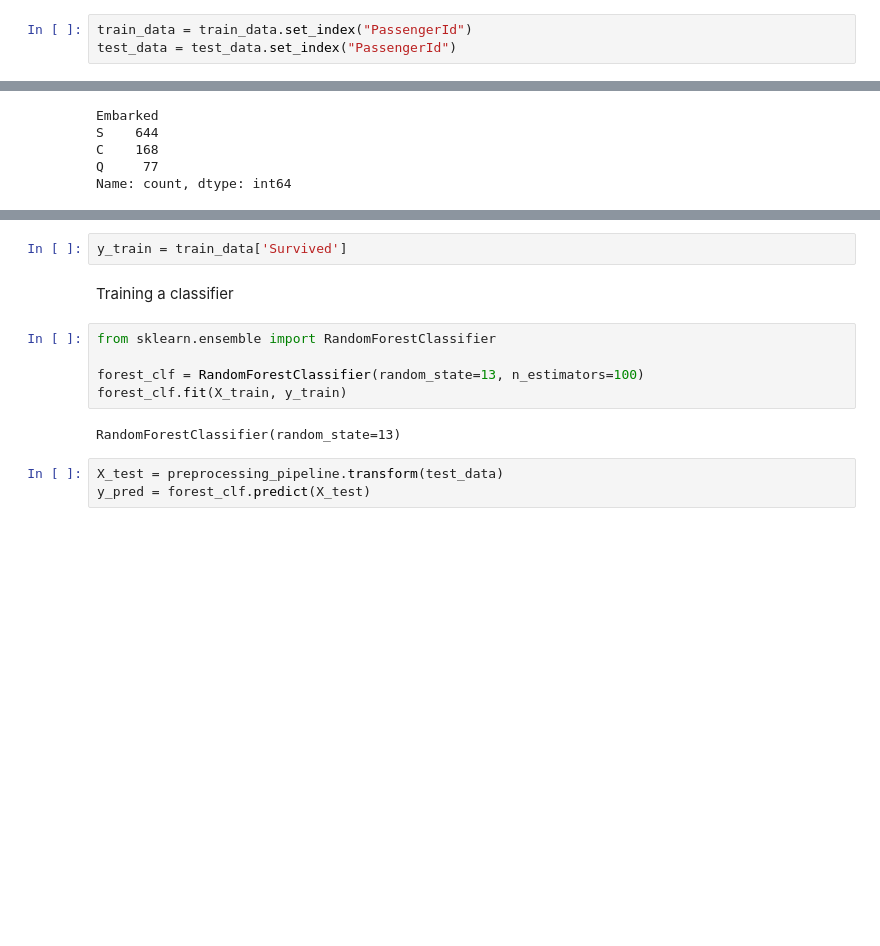
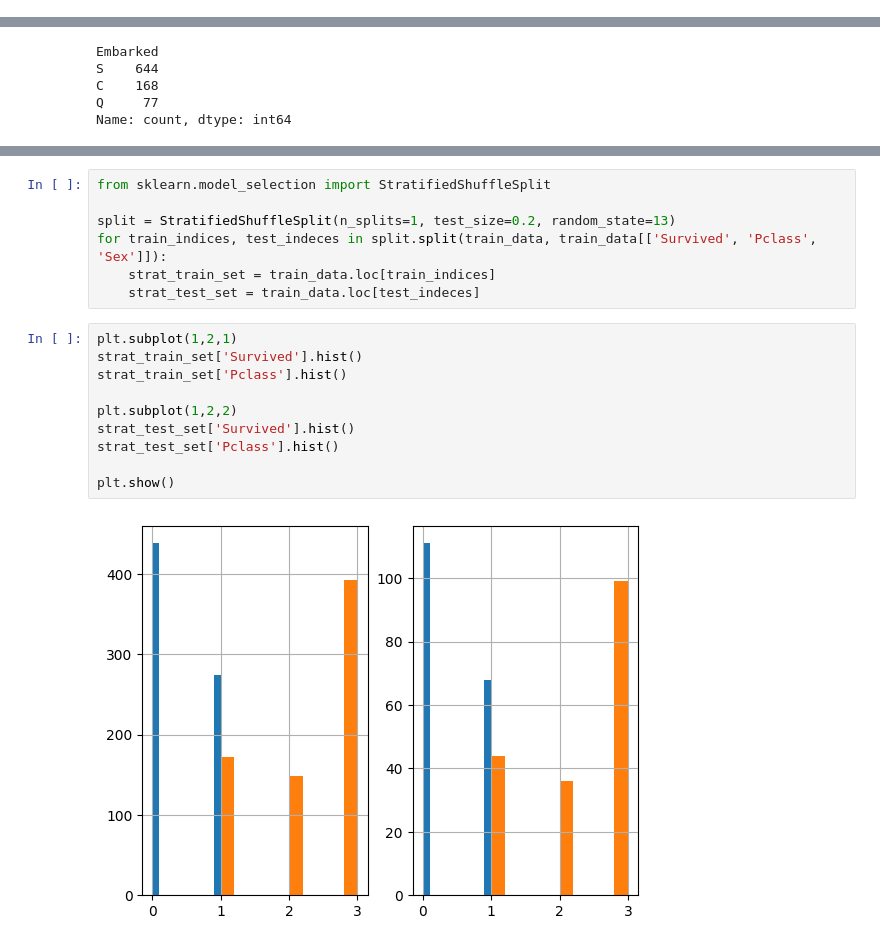
Before and after one commit to xKomil/titanic-survivors-classifier, a Jupyter notebook: titan.ipynb, the cells around one changed output, grey strips where cells are left out. Cells and saved outputs as stored; diff of their text form; blank space fills up the shorter version.

```diff
--- a/titan.ipynb
+++ b/titan.ipynb
@@ -48,9 +50,6 @@ Fare           float64
 Cabin           object
 Embarked        object
 dtype: object
-# %%
-train_data = train_data.set_index("PassengerId")
-test_data = test_data.set_index("PassengerId")
 # %%
 train_data.info()
 # %% [output]
@@ -159,14 +108,19 @@ array([[-0.56573646,  0.43279337, -0.47367361, ...,  0.        ,
-# %%
-y_train = train_data['Survived']
-# %% [markdown]
-Training a classifier
-# %%
-from sklearn.ensemble import RandomForestClassifier
-
-forest_clf = RandomForestClassifier(random_state=13, n_estimators=100)
-forest_clf.fit(X_train, y_train)
-# %% [output]
-RandomForestClassifier(random_state=13)
-# %%
-X_test = preprocessing_pipeline.transform(test_data)
-y_pred = forest_clf.predict(X_test)
+# %%
+from sklearn.model_selection import StratifiedShuffleSplit
+
+split = StratifiedShuffleSplit(n_splits=1, test_size=0.2, random_state=13)
+for train_indices, test_indeces in split.split(train_data, train_data[['Survived', 'Pclass', 'Sex']]):
+    strat_train_set = train_data.loc[train_indices]
+    strat_test_set = train_data.loc[test_indeces]
+# %%
+plt.subplot(1,2,1)
+strat_train_set['Survived'].hist()
+strat_train_set['Pclass'].hist()
+
+plt.subplot(1,2,2)
+strat_test_set['Survived'].hist()
+strat_test_set['Pclass'].hist()
+
+plt.show()
+# %% [output]
+[figure, added]
```
Also changed, not shown: parts of 39 cells of this notebook, 1 other file.
